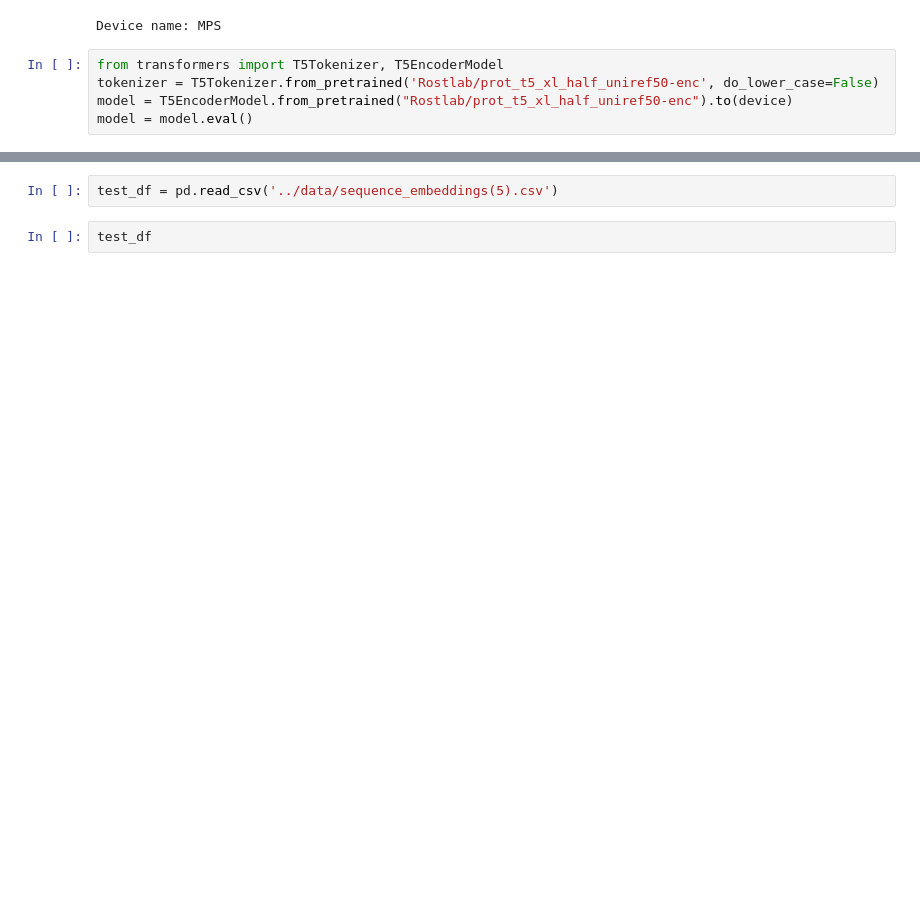
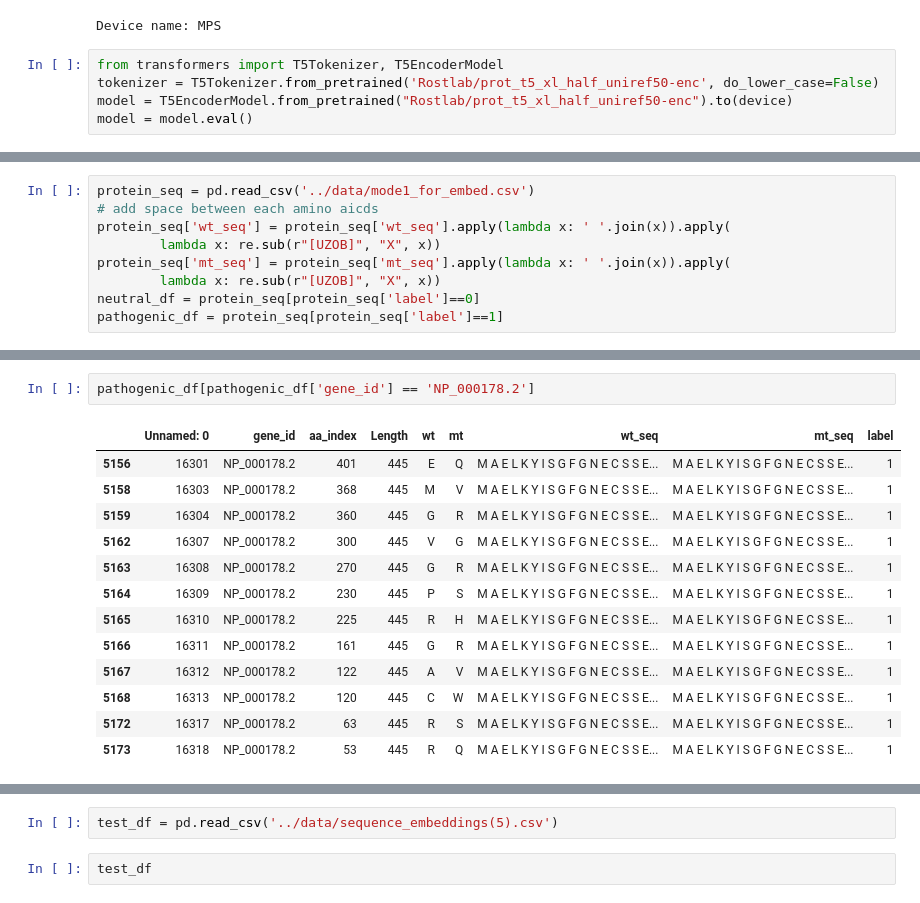
Before and after one commit to wlin16/T5_Protein_Sequence, a Jupyter notebook: ipynb_files/T5_tree_ML.ipynb, the cells around one changed output, grey strips where cells are left out. Saved outputs shown, nothing was run; the diff lists cells and outputs as text; blank space fills up the shorter version.

```diff
--- a/ipynb_files/T5_MLP.ipynb
+++ b/ipynb_files/T5_tree_ML.ipynb
@@ -134,0 +227,9 @@ model = model.eval()
+# %%
+protein_seq = pd.read_csv('../data/mode1_for_embed.csv')
+# add space between each amino aicds
+protein_seq['wt_seq'] = protein_seq['wt_seq'].apply(lambda x: ' '.join(x)).apply(
+        lambda x: re.sub(r"[UZOB]", "X", x))
+protein_seq['mt_seq'] = protein_seq['mt_seq'].apply(lambda x: ' '.join(x)).apply(
+        lambda x: re.sub(r"[UZOB]", "X", x))
+neutral_df = protein_seq[protein_seq['label']==0]
+pathogenic_df = protein_seq[protein_seq['label']==1]
@@ -134,0 +252,16 @@ model = model.eval()
+# %%
+pathogenic_df[pathogenic_df['gene_id'] == 'NP_000178.2']
+# %% [output]
+|  | Unnamed: 0 | gene_id | aa_index | Length | wt | mt | wt_seq | mt_seq | label |
+| 5156 | 16301 | NP_000178.2 | 401 | 445 | E | Q | M A E L K Y I S G F G N E C S S E... | M A E L K Y I S G F G N E C S S E... | 1 |
+| 5158 | 16303 | NP_000178.2 | 368 | 445 | M | V | M A E L K Y I S G F G N E C S S E... | M A E L K Y I S G F G N E C S S E... | 1 |
+| 5159 | 16304 | NP_000178.2 | 360 | 445 | G | R | M A E L K Y I S G F G N E C S S E... | M A E L K Y I S G F G N E C S S E... | 1 |
+| 5162 | 16307 | NP_000178.2 | 300 | 445 | V | G | M A E L K Y I S G F G N E C S S E... | M A E L K Y I S G F G N E C S S E... | 1 |
+| 5163 | 16308 | NP_000178.2 | 270 | 445 | G | R | M A E L K Y I S G F G N E C S S E... | M A E L K Y I S G F G N E C S S E... | 1 |
+| 5164 | 16309 | NP_000178.2 | 230 | 445 | P | S | M A E L K Y I S G F G N E C S S E... | M A E L K Y I S G F G N E C S S E... | 1 |
+| 5165 | 16310 | NP_000178.2 | 225 | 445 | R | H | M A E L K Y I S G F G N E C S S E... | M A E L K Y I S G F G N E C S S E... | 1 |
+| 5166 | 16311 | NP_000178.2 | 161 | 445 | G | R | M A E L K Y I S G F G N E C S S E... | M A E L K Y I S G F G N E C S S E... | 1 |
+| 5167 | 16312 | NP_000178.2 | 122 | 445 | A | V | M A E L K Y I S G F G N E C S S E... | M A E L K Y I S G F G N E C S S E... | 1 |
+| 5168 | 16313 | NP_000178.2 | 120 | 445 | C | W | M A E L K Y I S G F G N E C S S E... | M A E L K Y I S G F G N E C S S E... | 1 |
+| 5172 | 16317 | NP_000178.2 | 63 | 445 | R | S | M A E L K Y I S G F G N E C S S E... | M A E L K Y I S G F G N E C S S E... | 1 |
+| 5173 | 16318 | NP_000178.2 | 53 | 445 | R | Q | M A E L K Y I S G F G N E C S S E... | M A E L K Y I S G F G N E C S S E... | 1 |
```
Also changed, not shown: parts of 55 cells of this notebook, 8 other files.
